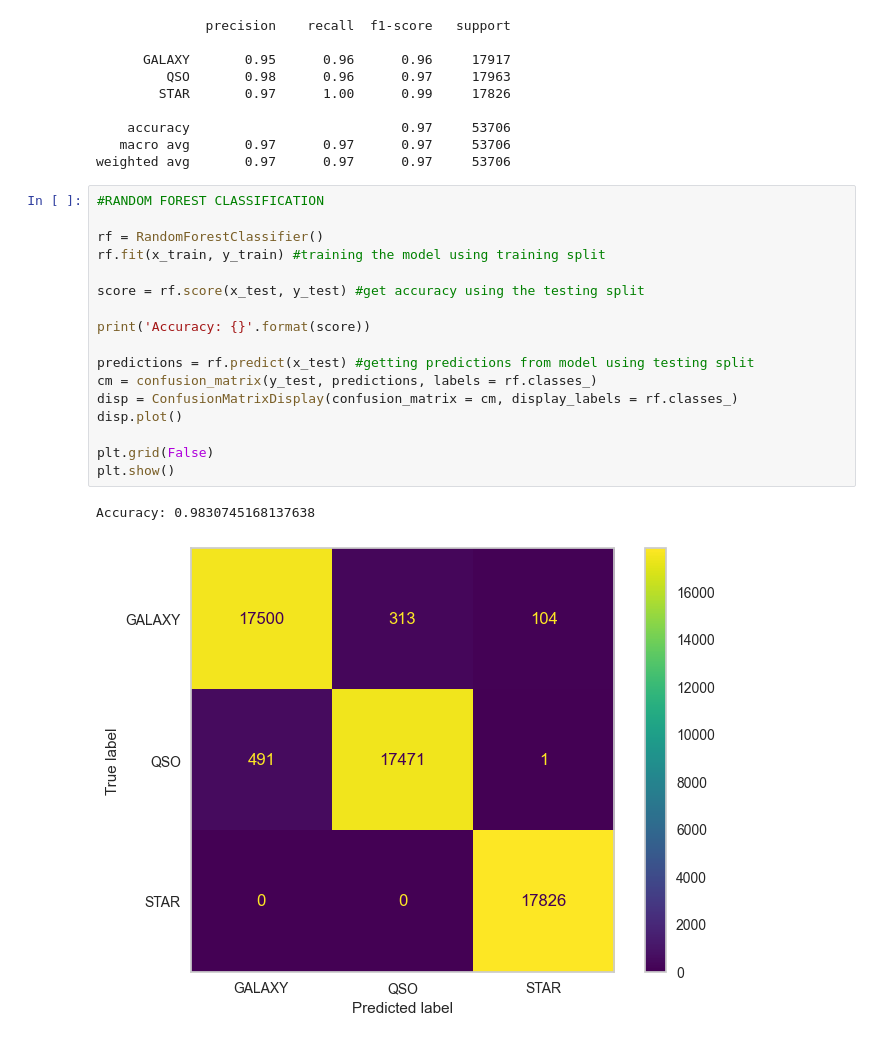
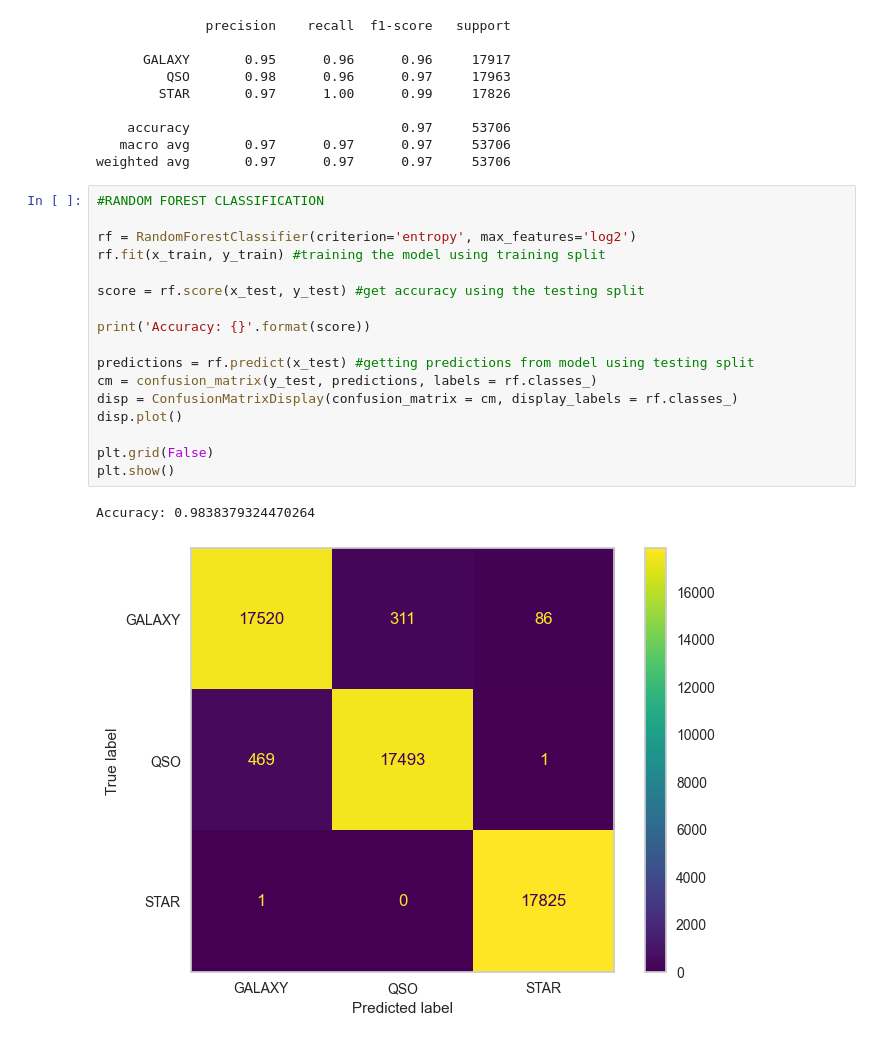
Before and after one commit to harriganevan/StellarClassification, a Jupyter notebook: src/stellar.ipynb, the cells around one changed output. Saved outputs shown, nothing was run; the diff lists cells and outputs as text.

```diff
--- a/src/stellar.ipynb
+++ b/src/stellar.ipynb
@@ -200,23 +213,23 @@ weighted avg       0.97      0.97      0.97     53706
 # %%
 #RANDOM FOREST CLASSIFICATION
 
-rf = RandomForestClassifier()
+rf = RandomForestClassifier(criterion='entropy', max_features='log2')
 rf.fit(x_train, y_train) #training the model using training split
 
 score = rf.score(x_test, y_test) #get accuracy using the testing split
 
 print('Accuracy: {}'.format(score))
 
 predictions = rf.predict(x_test) #getting predictions from model using testing split
 cm = confusion_matrix(y_test, predictions, labels = rf.classes_)
 disp = ConfusionMatrixDisplay(confusion_matrix = cm, display_labels = rf.classes_)
 disp.plot()
 
 plt.grid(False)
 plt.show()
 # %% [output]
-Accuracy: 0.9830745168137638
+Accuracy: 0.9838379324470264
-[figure, old version]
+[figure, new version]
 # %%
 #ROC for Random Forest
 visualizer = ROCAUC(rf, classes=['GALAXY','STAR','QSO'])
```
Also changed, not shown: parts of 4 cells of this notebook.
